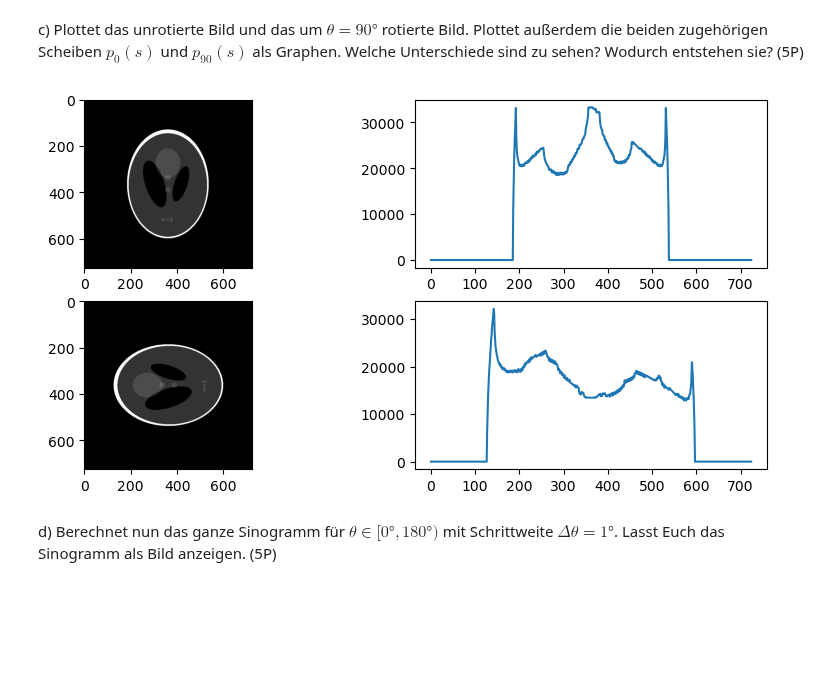
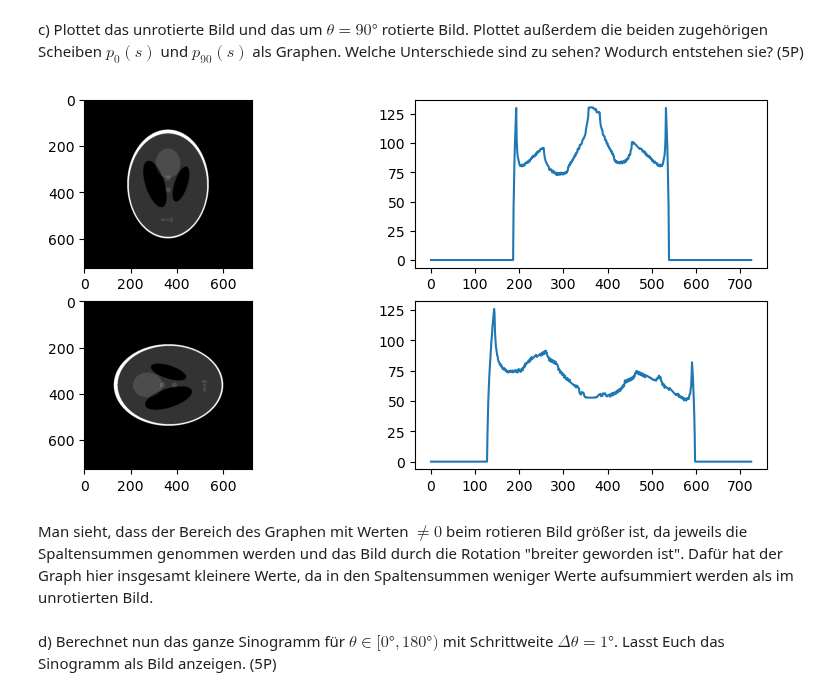
Before and after one commit to TimNogga/MedizinischeBildAnalyseBonn, a Jupyter notebook: mba-04/MBA_04.ipynb, the cells around one changed output. Cells and saved outputs as stored; diff of their text form; code cells hidden in the pictures; blank space fills up the shorter version.

```diff
--- a/mba-04/MBA_04.ipynb
+++ b/mba-04/MBA_04.ipynb
@@ -237,18 +195,3 @@ import skimage as ski
 import numpy as np
 import scipy as sp
 import matplotlib.pyplot as plt
-# %%
-# Lösung
-img_shepp = ski.io.imread("SheppLogan.png")
-height, width = img_shepp.shape
-size = max(img_shepp.shape)
-size = int(np.ceil(size * np.sqrt(2)))
-
-x_start = (size - width) // 2
-y_start = (size - height) // 2
-
-img_large = np.zeros((size, size))
-img_large[y_start:y_start+height, x_start:x_start+width] = img_shepp
-
-plt.imshow(img_large, cmap="gray")
-plt.show()
@@ -256,0 +198,20 @@ plt.show()
+# %%
+# Lösung
+def pad_image(img):
+    size = max(img.shape)
+    pad_size = int(np.ceil(0.5 * size * (np.sqrt(2) - 1)))
+
+    return np.pad(img, ((pad_size, pad_size), (pad_size, pad_size)), mode="constant", constant_values=((0,0),(0,0)))
+
+img_shepp = ski.io.imread("SheppLogan.png")
+img_shepp_padded = pad_image(img_shepp)
+
+fig, axes = plt.subplots(1, 2)
+
+axes[0].set_title("Original")
+axes[0].imshow(img_shepp, cmap="gray")
+
+axes[1].set_title("Padded image")
+axes[1].imshow(img_shepp_padded, cmap="gray")
+
+plt.show()
@@ -268,20 +231,22 @@ c) Plottet das unrotierte Bild und das um $\theta = 90°$ rotierte Bild. Plottet
 # %%
 # Lösung
 
-img_rotated = ski.transform.rotate(img_large, angle=90, resize=False)
+img_rotated = ski.transform.rotate(img_shepp_padded, angle=90, resize=False)
 
 fig, axes = plt.subplots(2, 2)
 
 fig.set_figwidth(10)
 
-axes[0, 0].imshow(img_large, cmap="gray")
+axes[0, 0].imshow(img_shepp_padded, cmap="gray")
 axes[1, 0].imshow(img_rotated, cmap="gray")
-axes[0, 1].plot(np.arange(0, img_large.shape[0]), radon_slice(img_large, 0))
-axes[1, 1].plot(np.arange(0, img_large.shape[0]), radon_slice(img_large, 90))
+axes[0, 1].plot(np.arange(0, img_shepp_padded.shape[0]), radon_slice(img_shepp_padded, 0))
+axes[1, 1].plot(np.arange(0, img_shepp_padded.shape[0]), radon_slice(img_shepp_padded, 90))
 
 plt.show()
 # %% [output]
-[figure, old version]
+[figure, new version]
+# %% [markdown]
+Man sieht, dass der Bereich des Graphen mit Werten $\neq 0$ beim rotieren Bild größer ist, da jeweils die Spaltensummen genommen werden und das Bild durch die Rotation "breiter geworden ist". Dafür hat der Graph hier insgesamt kleinere Werte, da in den Spaltensummen weniger Werte aufsummiert werden als im unrotierten Bild.
 # %% [markdown]
 d) Berechnet nun das ganze Sinogramm für $\theta \in [0°, 180°)$ mit Schrittweite $\Delta \theta = 1°$. Lasst Euch das Sinogramm als Bild anzeigen. (5P)
 # %%
```
Also changed, not shown: parts of 9 cells of this notebook.
